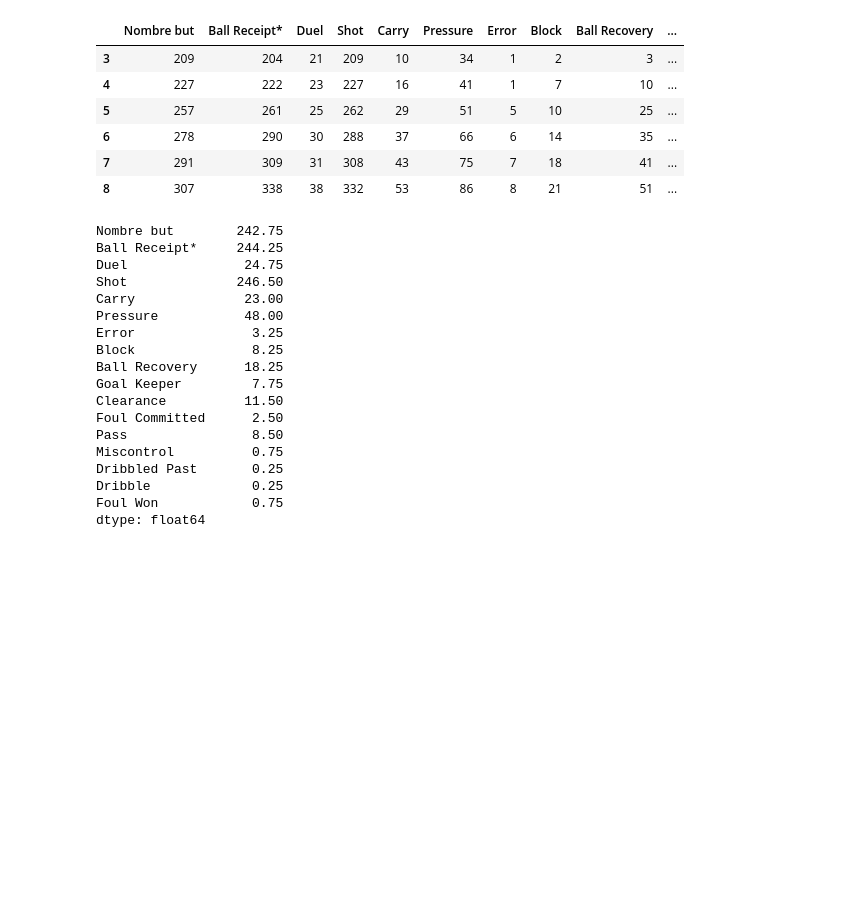
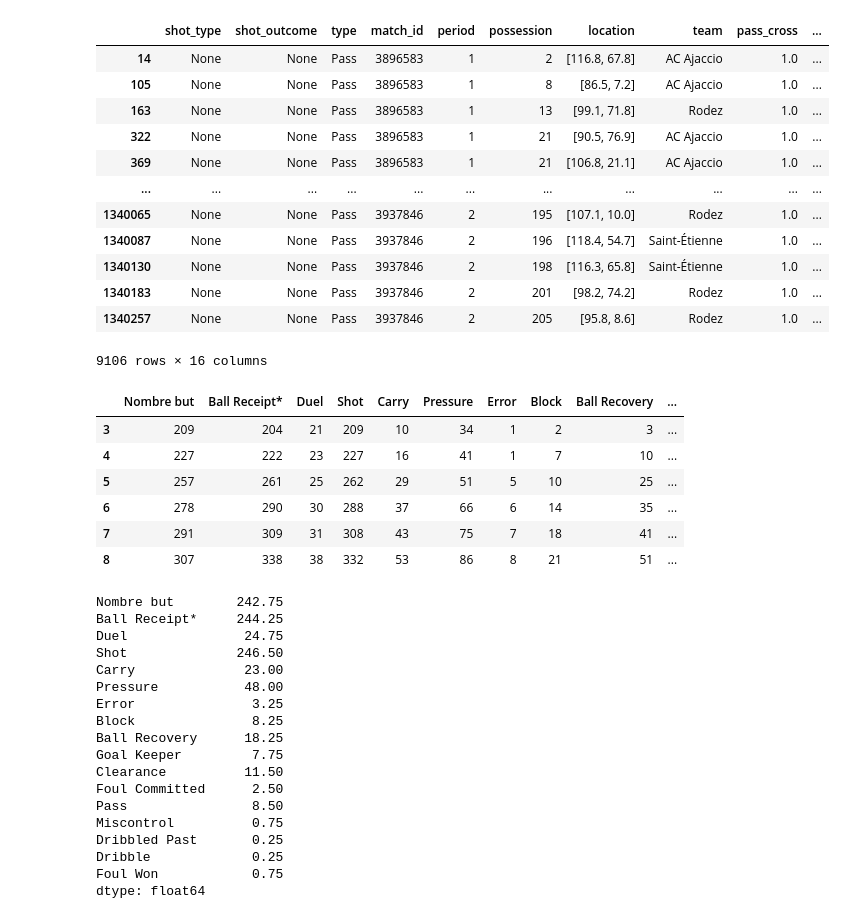
Before and after one commit to Nathan7128/Stage-CF63, a Jupyter notebook: Heatmap SB/centre/test.ipynb, the cells around one changed output. Cells and saved outputs as stored; diff of their text form; code cells hidden in the pictures; blank space fills up the shorter version.

```diff
--- a/Heatmap SB/centre/test.ipynb
+++ b/Heatmap SB/centre/test.ipynb
@@ -15,3 +71,19 @@ event_import = pd.read_json(f"../../Data_file/Heatmap SB/{annee}.json")
+# %%
+centre
+# %% [output]
+|  | shot_type | shot_outcome | type | match_id | period | possession | location | team | pass_cross | ... |
+| 14 | None | None | Pass | 3896583 | 1 | 2 | [116.8, 67.8] | AC Ajaccio | 1.0 | ... |
+| 105 | None | None | Pass | 3896583 | 1 | 8 | [86.5, 7.2] | AC Ajaccio | 1.0 | ... |
+| 163 | None | None | Pass | 3896583 | 1 | 13 | [99.1, 71.8] | Rodez | 1.0 | ... |
+| 322 | None | None | Pass | 3896583 | 1 | 21 | [90.5, 76.9] | AC Ajaccio | 1.0 | ... |
+| 369 | None | None | Pass | 3896583 | 1 | 21 | [106.8, 21.1] | AC Ajaccio | 1.0 | ... |
+| ... | ... | ... | ... | ... | ... | ... | ... | ... | ... | ... |
+| 1340065 | None | None | Pass | 3937846 | 2 | 195 | [107.1, 10.0] | Rodez | 1.0 | ... |
+| 1340087 | None | None | Pass | 3937846 | 2 | 196 | [118.4, 54.7] | Saint-Étienne | 1.0 | ... |
+| 1340130 | None | None | Pass | 3937846 | 2 | 198 | [116.3, 65.8] | Saint-Étienne | 1.0 | ... |
+| 1340183 | None | None | Pass | 3937846 | 2 | 201 | [98.2, 74.2] | Rodez | 1.0 | ... |
+| 1340257 | None | None | Pass | 3937846 | 2 | 205 | [95.8, 8.6] | Rodez | 1.0 | ... |
+9106 rows × 16 columns
 # %%
 event = event_import[~event_import.location.isna()]
 
```
Also changed, not shown: parts of 4 cells of this notebook, 14 other files.
